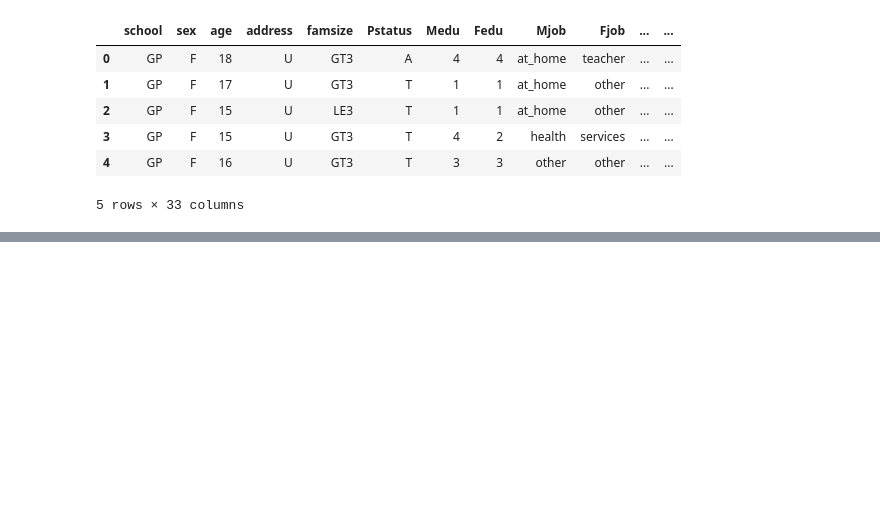
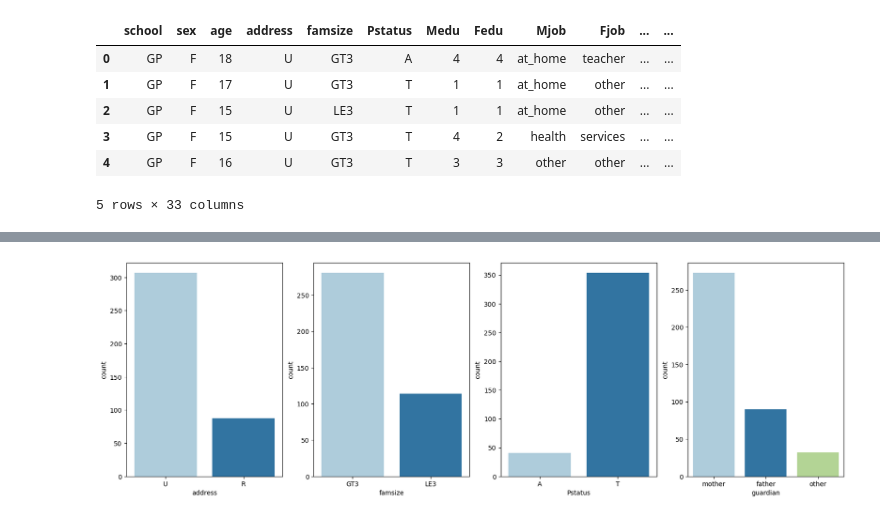
Before and after one commit to jaireid/student-performance, a Jupyter notebook: notebooks/1. EDA Student Performance.ipynb, the cells around one changed output, grey strips where cells are left out. Drawn from its saved outputs; the diff is of its cells as text; code cells hidden in the pictures; blank space fills up the shorter version.

```diff
--- a/notebooks/1. EDA Student Performance.ipynb
+++ b/notebooks/1. EDA Student Performance.ipynb
@@ -319,0 +334,10 @@ df.head()
+# %%
+fig, axs = plt.subplots(1, 4, figsize=(20,6))
+custom_palette = sns.color_palette('Paired')
+sns.countplot(data=df, x='address', palette=custom_palette, ax=axs[0])
+sns.countplot(data=df, x='famsize', palette=custom_palette, ax=axs[1])
+sns.countplot(data=df, x='Pstatus', palette=custom_palette, ax=axs[2])
+sns.countplot(data=df, x='guardian', palette=custom_palette, ax=axs[3])
+plt.show()
+# %% [output]
+[figure, added]
```
Also changed, not shown: parts of 7 cells of this notebook.
